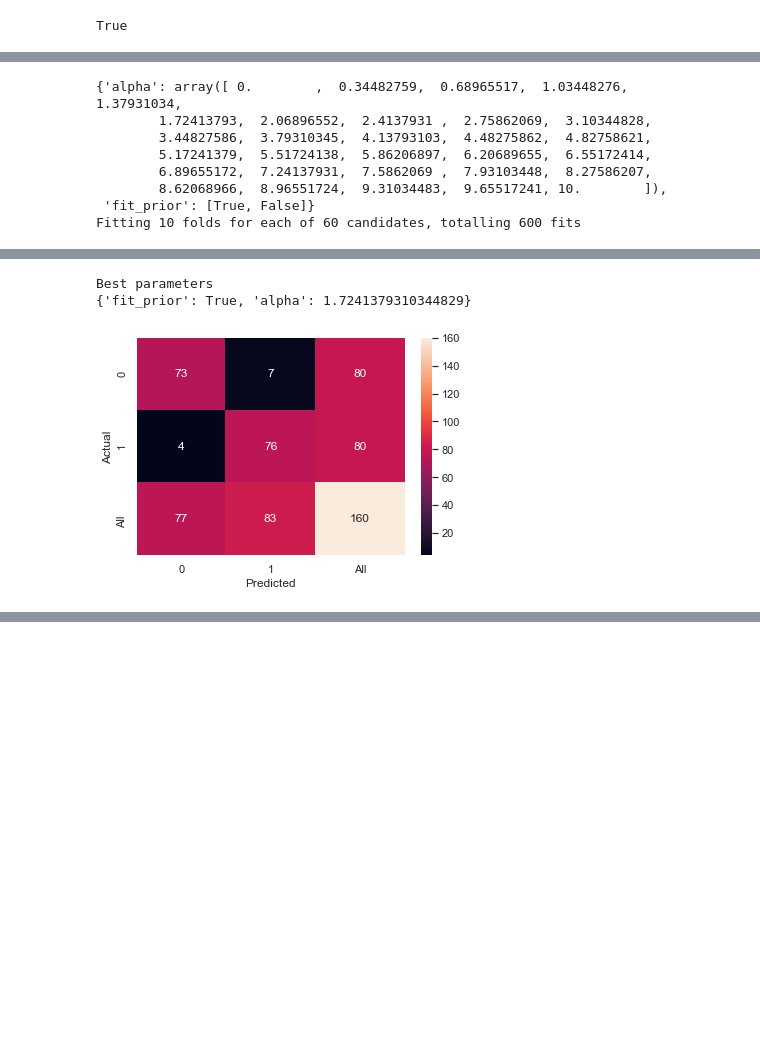
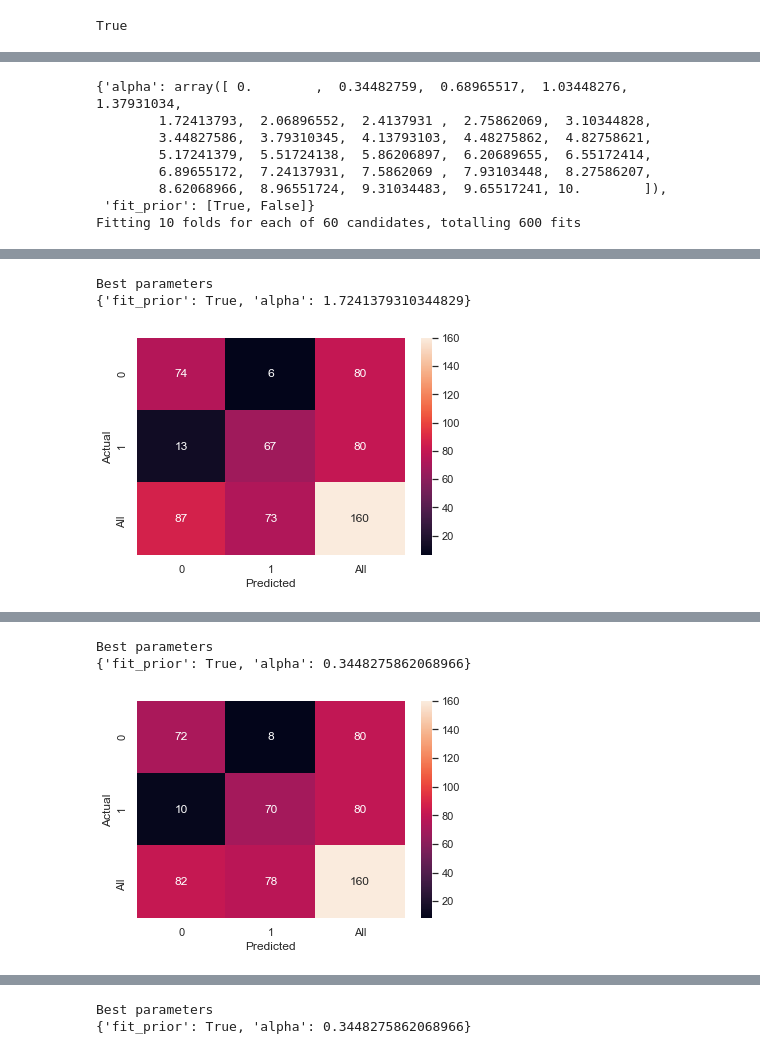
Before and after one commit to beld78/ARM-Paper, a Jupyter notebook: Analysis.ipynb, the cells around one changed output, grey strips where cells are left out. Drawn from its saved outputs; the diff is of its cells as text; code cells hidden in the pictures; blank space fills up the shorter version.

Commit message:
add first computation for MNB with lemmatization and stemming for comparison

```diff
--- a/Analysis.ipynb
+++ b/Analysis.ipynb
@@ -161,13 +163,13 @@ truthful_train = getData(r"data\truthful\train")
 # %%
-# post_deceptive_test, post_deceptive_test_stem, post_deceptive_test_lemmatized = preprocess(deceptive_test, allPreprocessing = True)
-# post_deceptive_train, post_deceptive_train_stem, post_deceptive_train_lemmatized = preprocess(deceptive_train, allPreprocessing = True)
-# post_truthful_test, post_truthful_test_stem, post_truthful_test_lemmatized = preprocess(truthful_test, allPreprocessing = True)
-# post_truthful_train, post_truthful_train_stem, post_truthful_train_lemmatized = preprocess(truthful_train, allPreprocessing = True)
+post_deceptive_test, post_deceptive_test_stem, post_deceptive_test_lemmatized = preprocess(deceptive_test, allPreprocessing = True)
+post_deceptive_train, post_deceptive_train_stem, post_deceptive_train_lemmatized = preprocess(deceptive_train, allPreprocessing = True)
+post_truthful_test, post_truthful_test_stem, post_truthful_test_lemmatized = preprocess(truthful_test, allPreprocessing = True)
+post_truthful_train, post_truthful_train_stem, post_truthful_train_lemmatized = preprocess(truthful_train, allPreprocessing = True)
 # %%
-post_deceptive_test = preprocess(deceptive_test)
-post_deceptive_train = preprocess(deceptive_train)
-post_truthful_test = preprocess(truthful_test)
-post_truthful_train = preprocess(truthful_train)
+# post_deceptive_test = preprocess(deceptive_test)
+# post_deceptive_train = preprocess(deceptive_train)
+# post_truthful_test = preprocess(truthful_test)
+# post_truthful_train = preprocess(truthful_train)
 # %%
 postAvgWordDeceptiveTest = avgWordCount(post_deceptive_test)
 postAvgWordDeceptiveTrain = avgWordCount(post_deceptive_train)
@@ -242,40 +244,39 @@ from pprint import pprint
 import numpy as np
 from sklearn.model_selection import RandomizedSearchCV
 
-#mnb_metrics_list = list()
-#for y_test, X_test, y_train, X_train in zip(y_test_list, X_test_list, y_train_list, X_train_list):
-    # Number of trees in random forest
-alpha = np.linspace(start = 0.0, stop = 10.0, num = 30)
-fit_prior = [True, False]
+mnb_metrics_list = list()
+for y_test, X_test, y_train, X_train in zip(y_test_list, X_test_list, y_train_list, X_train_list):
+    alpha = np.linspace(start = 0.0, stop = 10.0, num = 30)
+    fit_prior = [True, False]
 
-# Create the random grid
-random_grid = {'alpha': alpha,
-               'fit_prior': fit_prior}
-pprint(random_grid)
+    # Create the random grid
+    random_grid = {'alpha': alpha,
+                   'fit_prior': fit_prior}
+    pprint(random_grid)
 
-# Use the random grid to search for best hyperparameters
-# First create the base model to tune
-mnb = MultinomialNB()
-# Random search of parameters, using 3 fold cross validation,
-# search across 60 different combinations, and use all available cores
-mnb_random = RandomizedSearchCV(estimator = mnb, param_distributions = random_grid, n_iter = 60, cv = 10, verbose=2, random_state=42, n_jobs = -1, scoring='f1')
+    # Use the random grid to search for best hyperparameters
+    # First create the base model to tune
+    mnb = MultinomialNB()
+    # Random search of parameters, using 3 fold cross validation,
+    # search across 60 different combinations, and use all available cores
+    mnb_random = RandomizedSearchCV(estimator = mnb, param_distributions = random_grid, n_iter = 60, cv = 10, verbose=2, random_state=42, n_jobs = -1, scoring='f1')
 
-# Fit the random search model
-mnb_random.fit(X_train, y_train)
+    # Fit the random search model
+    mnb_random.fit(X_train, y_train)
 
-# print the best parameters
-print("Best parameters")
-print(mnb_random.best_params_)
+    # print the best parameters
+    print("Best parameters")
+    print(mnb_random.best_params_)
 
-# The best model
-mnb_best_random = mnb_random.best_estimator_
+    # The best model
+    mnb_best_random = mnb_random.best_estimator_
 
-# Predict Class
-mnb_random_y_pred = mnb_best_random.predict(X_test)
+    # Predict Class
+    mnb_random_y_pred = mnb_best_random.predict(X_test)
 
-# Accuracy
-mnb_cm, mnb_metrics = getModelInfo(y_test, mnb_random_y_pred)
-   # mnb_metrics_list.append(mnb_metrics)
+    # Accuracy
+    mnb_cm, mnb_metrics = getModelInfo(y_test, mnb_random_y_pred)
+    mnb_metrics_list.append(mnb_metrics)
 # %% [output]
 {'alpha': array([ 0.        ,  0.34482759,  0.68965517,  1.03448276,  1.37931034,
         1.72413793,  2.06896552,  2.4137931 ,  2.75862069,  3.10344828,
@@ -293,4 +294,4 @@ Fitting 10 folds for each of 60 candidates, totalling 600 fits
 Best parameters
 {'fit_prior': True, 'alpha': 1.7241379310344829}
-[figure, old version]
+[figure, new version]
 Metrics:
@@ -300,0 +314,3 @@ Metrics:
+Best parameters
+{'fit_prior': True, 'alpha': 0.3448275862068966}
+[figure, added]
@@ -300,0 +334,2 @@ Metrics:
+Best parameters
+{'fit_prior': True, 'alpha': 0.3448275862068966}
```
Also changed, not shown: parts of 21 cells of this notebook.
